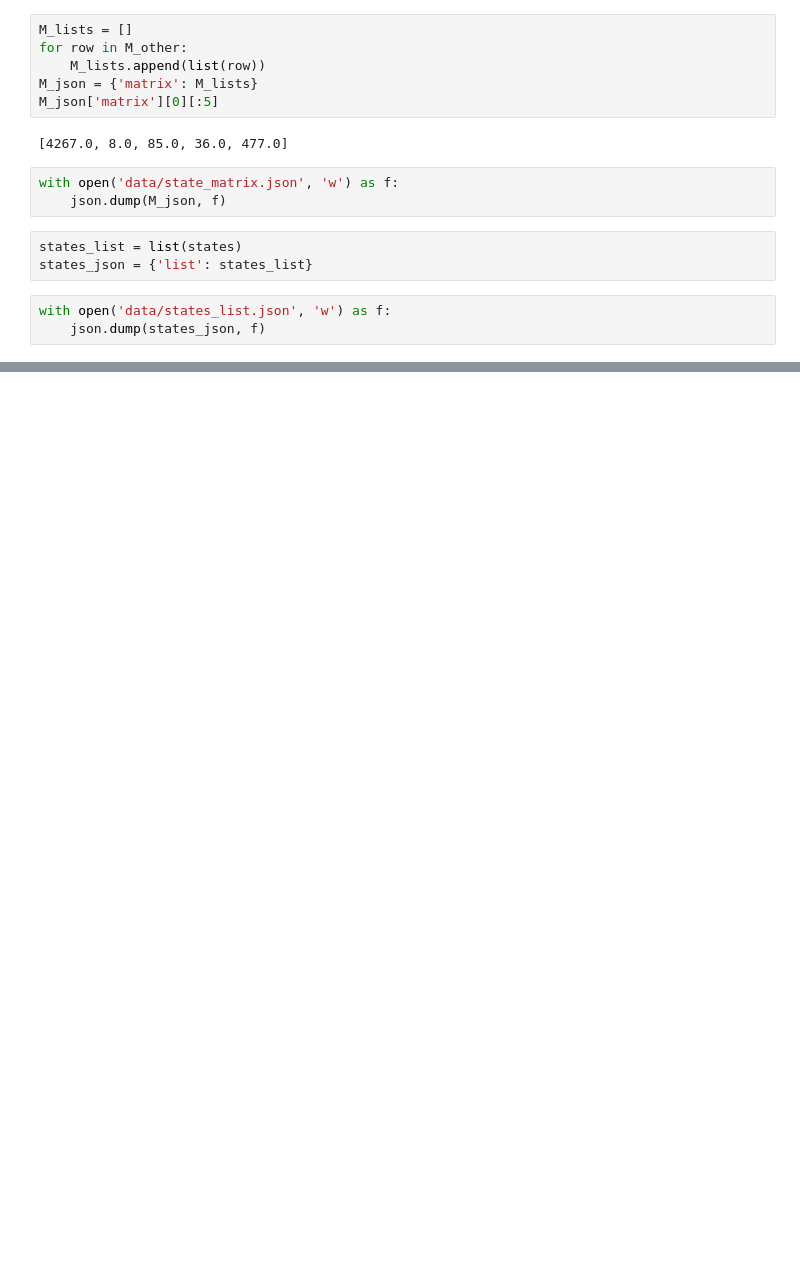
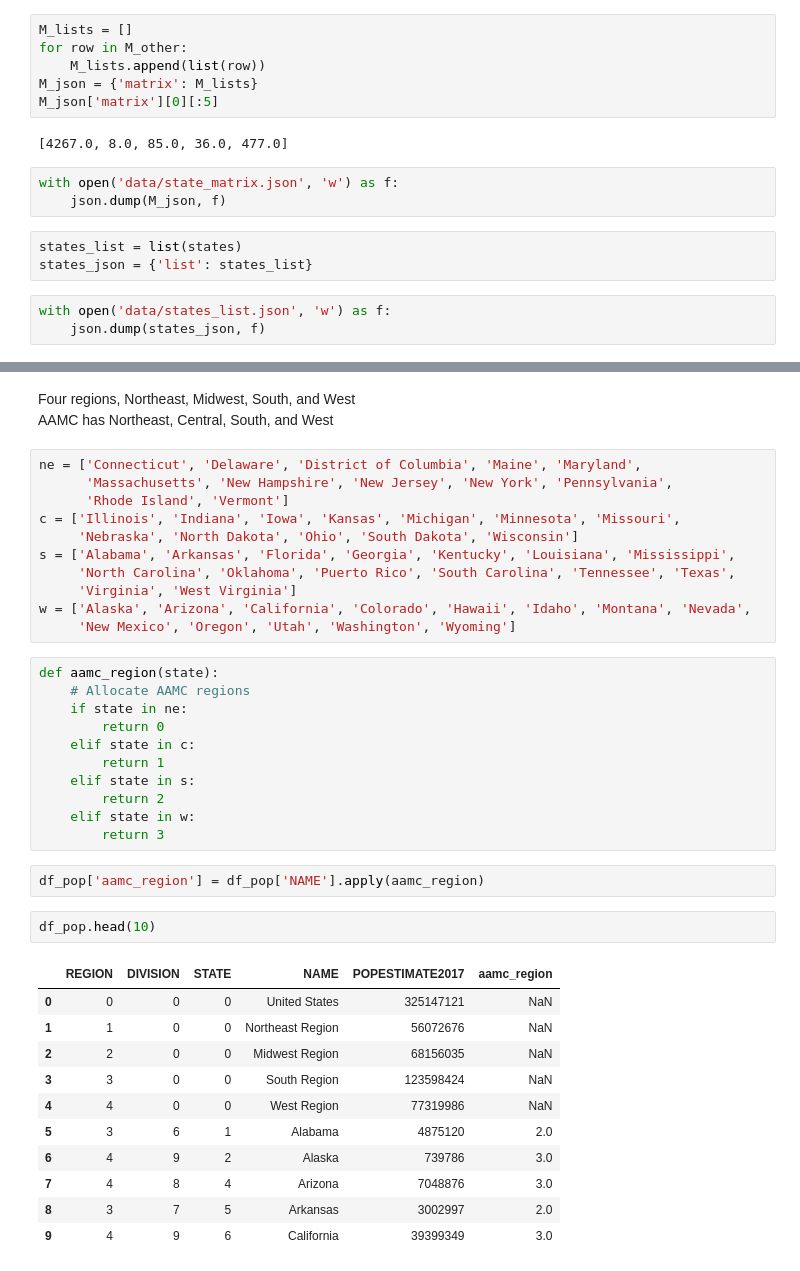
Before and after one commit to Ecboxer/bodylogicmd, a Jupyter notebook: write_state_matrix.ipynb, the cells around one changed output, grey strips where cells are left out. Cells and saved outputs as stored; diff of their text form; blank space fills up the shorter version.

```diff
--- a/write_state_matrix.ipynb
+++ b/write_state_matrix.ipynb
@@ -211,0 +212,41 @@ TODO Regional matrix
+# %% [markdown]
+Four regions, Northeast, Midwest, South, and West
+AAMC has Northeast, Central, South, and West
+# %%
+ne = ['Connecticut', 'Delaware', 'District of Columbia', 'Maine', 'Maryland',
+      'Massachusetts', 'New Hampshire', 'New Jersey', 'New York', 'Pennsylvania',
+      'Rhode Island', 'Vermont']
+c = ['Illinois', 'Indiana', 'Iowa', 'Kansas', 'Michigan', 'Minnesota', 'Missouri',
+     'Nebraska', 'North Dakota', 'Ohio', 'South Dakota', 'Wisconsin']
+s = ['Alabama', 'Arkansas', 'Florida', 'Georgia', 'Kentucky', 'Louisiana', 'Mississippi',
+     'North Carolina', 'Oklahoma', 'Puerto Rico', 'South Carolina', 'Tennessee', 'Texas',
+     'Virginia', 'West Virginia']
+w = ['Alaska', 'Arizona', 'California', 'Colorado', 'Hawaii', 'Idaho', 'Montana', 'Nevada',
+     'New Mexico', 'Oregon', 'Utah', 'Washington', 'Wyoming']
+# %%
+def aamc_region(state):
+    # Allocate AAMC regions
+    if state in ne:
+        return 0
+    elif state in c:
+        return 1
+    elif state in s:
+        return 2
+    elif state in w:
+        return 3
+# %%
+df_pop['aamc_region'] = df_pop['NAME'].apply(aamc_region)
+# %%
+df_pop.head(10)
+# %% [output]
+|  | REGION | DIVISION | STATE | NAME | POPESTIMATE2017 | aamc_region |
+| 0 | 0 | 0 | 0 | United States | 325147121 | NaN |
+| 1 | 1 | 0 | 0 | Northeast Region | 56072676 | NaN |
+| 2 | 2 | 0 | 0 | Midwest Region | 68156035 | NaN |
+| 3 | 3 | 0 | 0 | South Region | 123598424 | NaN |
+| 4 | 4 | 0 | 0 | West Region | 77319986 | NaN |
+| 5 | 3 | 6 | 1 | Alabama | 4875120 | 2.0 |
+| 6 | 4 | 9 | 2 | Alaska | 739786 | 3.0 |
+| 7 | 4 | 8 | 4 | Arizona | 7048876 | 3.0 |
+| 8 | 3 | 7 | 5 | Arkansas | 3002997 | 2.0 |
+| 9 | 4 | 9 | 6 | California | 39399349 | 3.0 |
```
Also changed, not shown: parts of 13 cells of this notebook, 4 other files.
